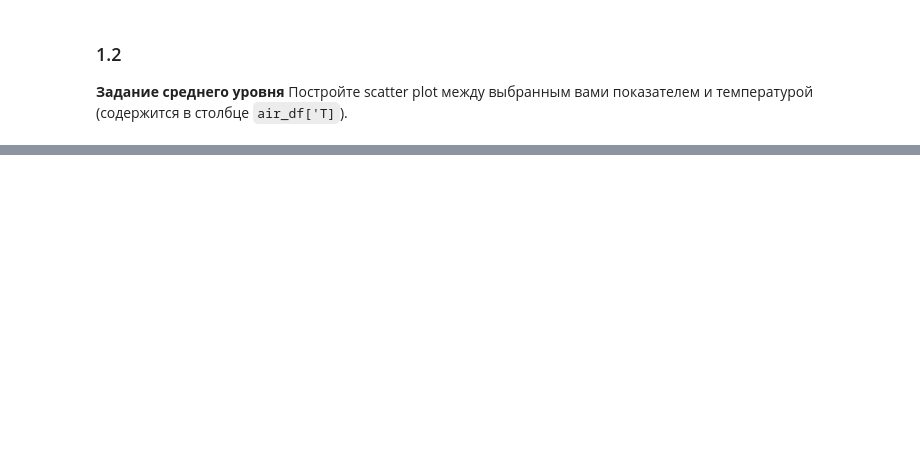
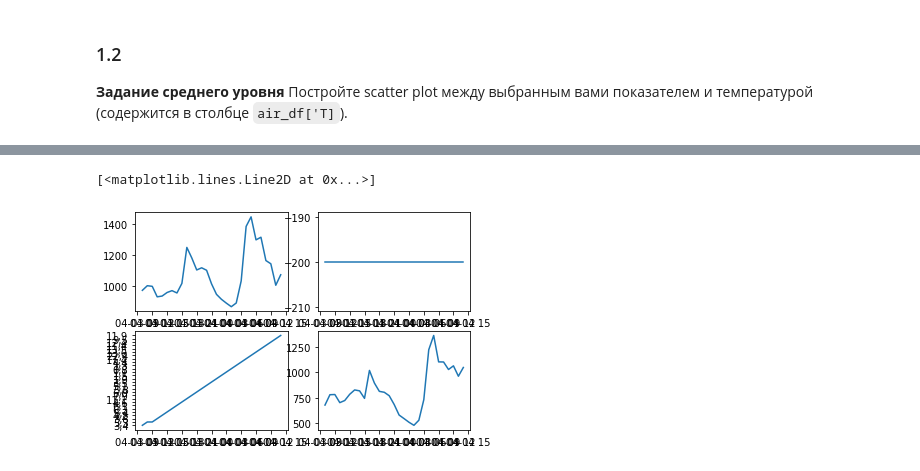
Before and after one commit to Timofey-91/SKILLBOX_HW, a Jupyter notebook: 1 Data_Scientist_Аналитика_Начальный_уровень/jun_anl_matplotlib_hw_.ipynb, the cells around one changed output, grey strips where cells are left out. Cells and saved outputs as stored; diff of their text form; code cells hidden in the pictures; blank space fills up the shorter version.

```diff
--- a/1 Data_Scientist_Аналитика_Начальный_уровень/jun_anl_matplotlib_hw_.ipynb
+++ b/1 Data_Scientist_Аналитика_Начальный_уровень/jun_anl_matplotlib_hw_.ipynb
@@ -70,0 +79,18 @@ TOP=25
+# %%
+fig = plt.figure()
+
+subplot1 = fig.add_subplot(221)
+subplot1.plot(air_df['ts'].values[-TOP:],
+             air_df['PT08.S1(CO)'].values[-TOP:])
+subplot2 = fig.add_subplot(222)
+subplot2.plot(air_df['ts'].values[-TOP:],
+             air_df['NMHC(GT)'].values[-TOP:])
+subplot3 = fig.add_subplot(223)
+subplot3.plot(air_df['ts'].values[-TOP:],
+             air_df['C6H6(GT)'].values[-TOP:])
+subplot4 = fig.add_subplot(224)
+subplot4.plot(air_df['ts'].values[-TOP:],
+             air_df['PT08.S2(NMHC)'].values[-TOP:])
+# %% [output]
+[<matplotlib.lines.Line2D at 0x...>]
+[figure, added]
```
Also changed, not shown: parts of 4 cells of this notebook, 53 other files.
